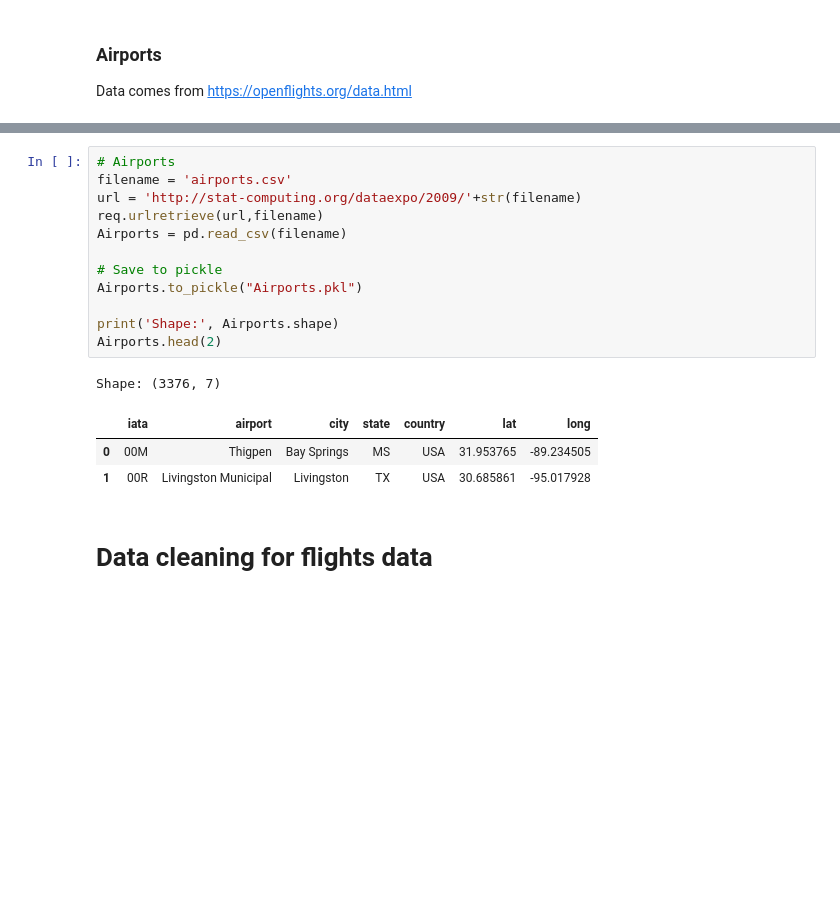
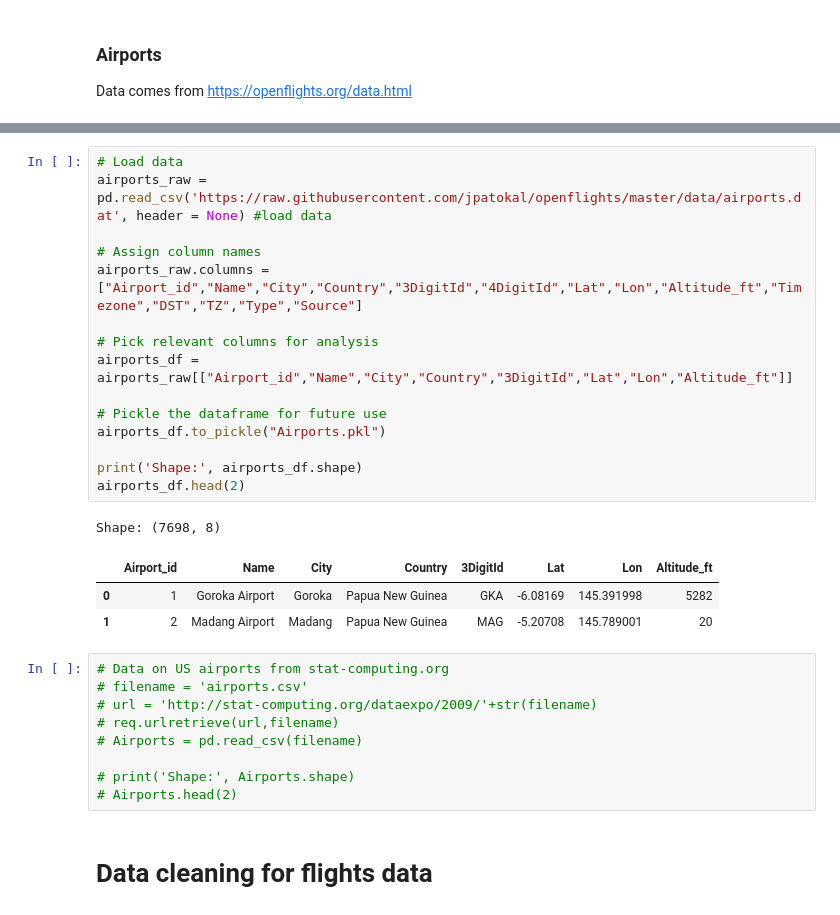
Before and after one commit to Morten-Esketveit/TSDS-gruppe-2019, a Jupyter notebook: Exam/Data_compiling.ipynb, the cells around one changed output, grey strips where cells are left out. Saved outputs shown, nothing was run; the diff lists cells and outputs as text; blank space fills up the shorter version.

```diff
--- a/Exam/Data_compiling.ipynb
+++ b/Exam/Data_compiling.ipynb
@@ -59,20 +53,32 @@ scrape_data.head()
+# %%
+# Load data
+airports_raw = pd.read_csv('https://raw.githubusercontent.com/jpatokal/openflights/master/data/airports.dat', header = None) #load data
+
+# Assign column names
+airports_raw.columns = ["Airport_id","Name","City","Country","3DigitId","4DigitId","Lat","Lon","Altitude_ft","Timezone","DST","TZ","Type","Source"]
+
+# Pick relevant columns for analysis
+airports_df = airports_raw[["Airport_id","Name","City","Country","3DigitId","Lat","Lon","Altitude_ft"]]
+
+# Pickle the dataframe for future use
+airports_df.to_pickle("Airports.pkl")
+
+print('Shape:', airports_df.shape)
+airports_df.head(2)
+# %% [output]
+Shape: (7698, 8)
+|  | Airport_id | Name | City | Country | 3DigitId | Lat | Lon | Altitude_ft |
+| 0 | 1 | Goroka Airport | Goroka | Papua New Guinea | GKA | -6.08169 | 145.391998 | 5282 |
+| 1 | 2 | Madang Airport | Madang | Papua New Guinea | MAG | -5.20708 | 145.789001 | 20 |
 # %%
-# Airports
-filename = 'airports.csv'
-url = 'http://stat-computing.org/dataexpo/2009/'+str(filename)
-req.urlretrieve(url,filename)
-Airports = pd.read_csv(filename)
+# Data on US airports from stat-computing.org
+# filename = 'airports.csv'
+# url = 'http://stat-computing.org/dataexpo/2009/'+str(filename)
+# req.urlretrieve(url,filename)
+# Airports = pd.read_csv(filename)
 
-# Save to pickle
-Airports.to_pickle("Airports.pkl")
-
-print('Shape:', Airports.shape)
-Airports.head(2)
+# print('Shape:', Airports.shape)
+# Airports.head(2)
-# %% [output]
-Shape: (3376, 7)
-|  | iata | airport | city | state | country | lat | long |
-| 0 | 00M | Thigpen | Bay Springs | MS | USA | 31.953765 | -89.234505 |
-| 1 | 00R | Livingston Municipal | Livingston | TX | USA | 30.685861 | -95.017928 |
 # %% [markdown]
 # Data cleaning for flights data
 # %% [markdown]
```
Also changed, not shown: parts of 3 cells of this notebook, 5 other files.
